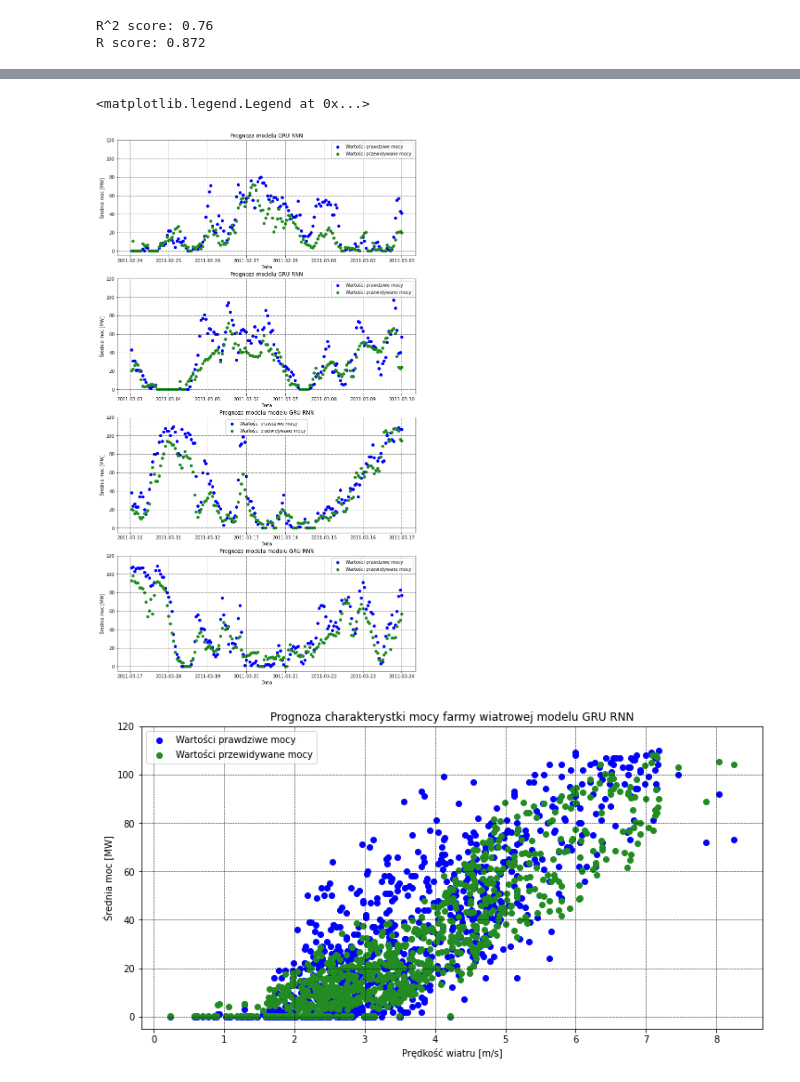
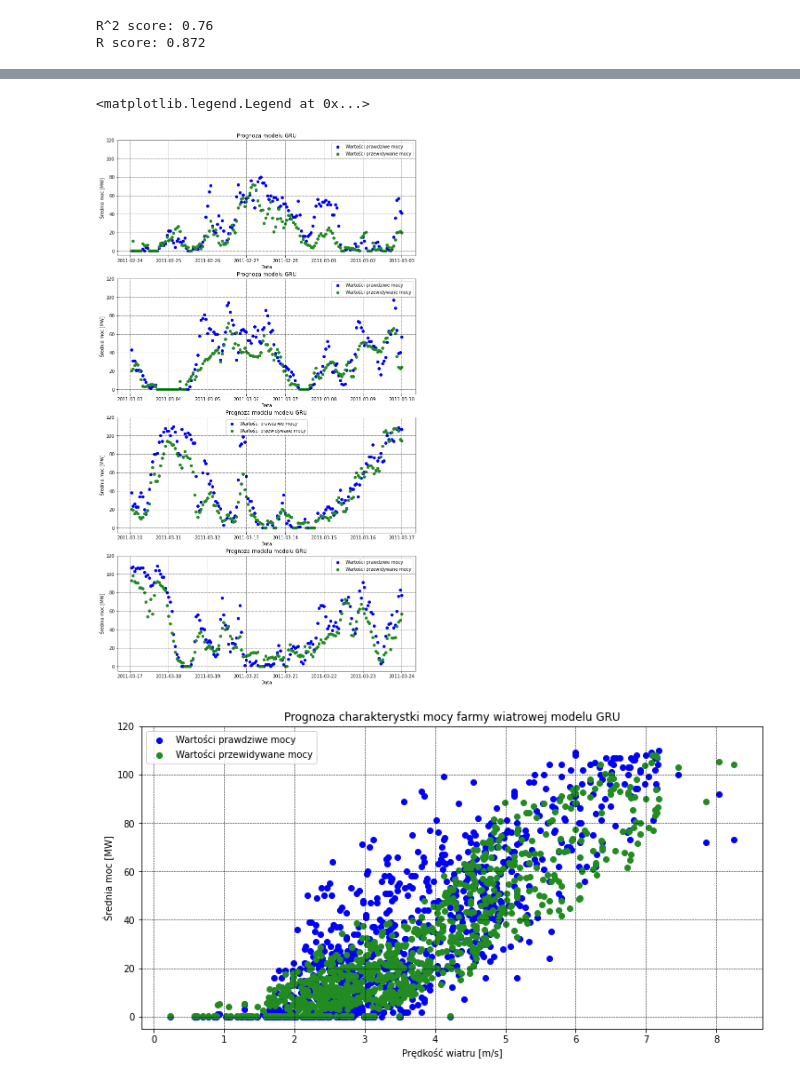
Before and after one commit to Dawidemm/wind-farm-power-forecasting, a Jupyter notebook: ForecastingGRU.ipynb, the cells around one changed output, grey strips where cells are left out. Drawn from its saved outputs; the diff is of its cells as text; code cells hidden in the pictures.

```diff
--- a/ForecastingGRU.ipynb
+++ b/ForecastingGRU.ipynb
@@ -89,43 +89,43 @@ ax3.scatter(dataset.date_time[-168:], predictions[-168:], color='forestgreen', l
 ax3.set_ylim([-5, 120])
 ax3.ticklabel_format(axis='y', style='plain')
 ax3.grid(color='k', linewidth=0.5, linestyle='--')
-ax3.set_title('Prognoza modelu modelu GRU RNN')
+ax3.set_title('Prognoza modelu modelu GRU')
 ax3.set_xlabel('Data')
 ax3.set_ylabel('Średnia moc [MW]')
 ax3.legend(loc='best')
 
 ax2.scatter(dataset.date_time[-336:-168], test_dataset[1][-336:-168], color='blue', label='Wartości prawdziwe mocy')
 ax2.scatter(dataset.date_time[-336:-168], predictions[-336:-168], color='forestgreen', label='Wartości przewidywane mocy')
 ax2.set_ylim([-5, 120])
 ax2.ticklabel_format(axis='y', style='plain')
 ax2.grid(color='k', linewidth=0.5, linestyle='--')
-ax2.set_title('Prognoza modelu modelu GRU RNN')
+ax2.set_title('Prognoza modelu modelu GRU')
 ax2.set_xlabel('Data')
 ax2.set_ylabel('Średnia moc [MW]')
 ax2.legend(loc='best')
 
 ax1.scatter(dataset.date_time[-504:-336], test_dataset[1][-504:-336], color='blue', label='Wartości prawdziwe mocy')
 ax1.scatter(dataset.date_time[-504:-336], predictions[-504:-336], color='forestgreen', label='Wartości przewidywane mocy')
 ax1.set_ylim([-5, 120])
 ax1.ticklabel_format(axis='y', style='plain')
 ax1.grid(color='k', linewidth=0.5, linestyle='--')
-ax1.set_title('Prognoza modelu GRU RNN')
+ax1.set_title('Prognoza modelu GRU')
 ax1.set_xlabel('Data')
 ax1.set_ylabel('Średnia moc [MW]')
 ax1.legend(loc='best')
 
 ax0.scatter(dataset.date_time[-672:-504], test_dataset[1][-672:-504], color='blue', label='Wartości prawdziwe mocy')
 ax0.scatter(dataset.date_time[-672:-504], predictions[-672:-504], color='forestgreen', label='Wartości przewidywane mocy')
 ax0.set_ylim([-5, 120])
 ax0.ticklabel_format(axis='y', style='plain')
 ax0.grid(color='k', linewidth=0.5, linestyle='--')
-ax0.set_title('Prognoza modelu GRU RNN')
+ax0.set_title('Prognoza modelu GRU')
 ax0.set_xlabel('Data')
 ax0.set_ylabel('Średnia moc [MW]')
 ax0.legend(loc='best')
 # %% [output]
 <matplotlib.legend.Legend at 0x...>
-[figure, old version]
+[figure, new version]
 # %%
 plt.scatter(dataset.wind_speed[int(dataset.lenght * 0.9):], test_dataset[1], color='blue', label='Wartości prawdziwe mocy')
 plt.scatter(dataset.wind_speed[int(dataset.lenght * 0.9):], predictions, color='forestgreen', label='Wartości przewidywane mocy')
@@ -134,10 +134,10 @@ fig = fig.set_size_inches(12,6)
 plt.ylim([-5, 120])
 plt.ticklabel_format(axis='y', style='plain')
 plt.grid(color='k', linewidth=0.5, linestyle='--')
-plt.title('Prognoza charakterystki mocy farmy wiatrowej modelu GRU RNN')
+plt.title('Prognoza charakterystki mocy farmy wiatrowej modelu GRU')
 plt.xlabel('Prędkość wiatru [m/s]')
 plt.ylabel('Średnia moc [MW]')
 plt.legend(loc='best')
 plt.show()
 # %% [output]
-[figure, old version]
+[figure, new version]
```
Also changed, not shown: parts of 1 cell of this notebook.
